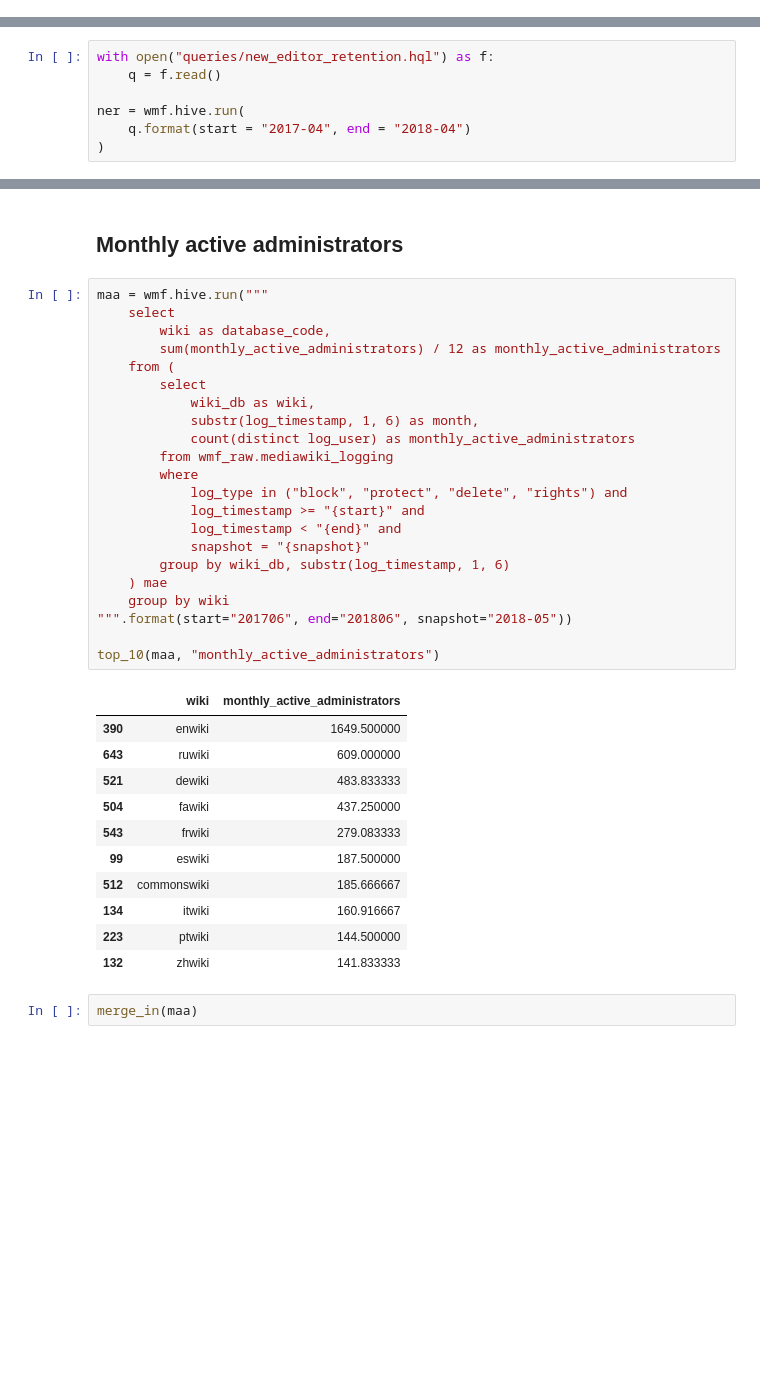
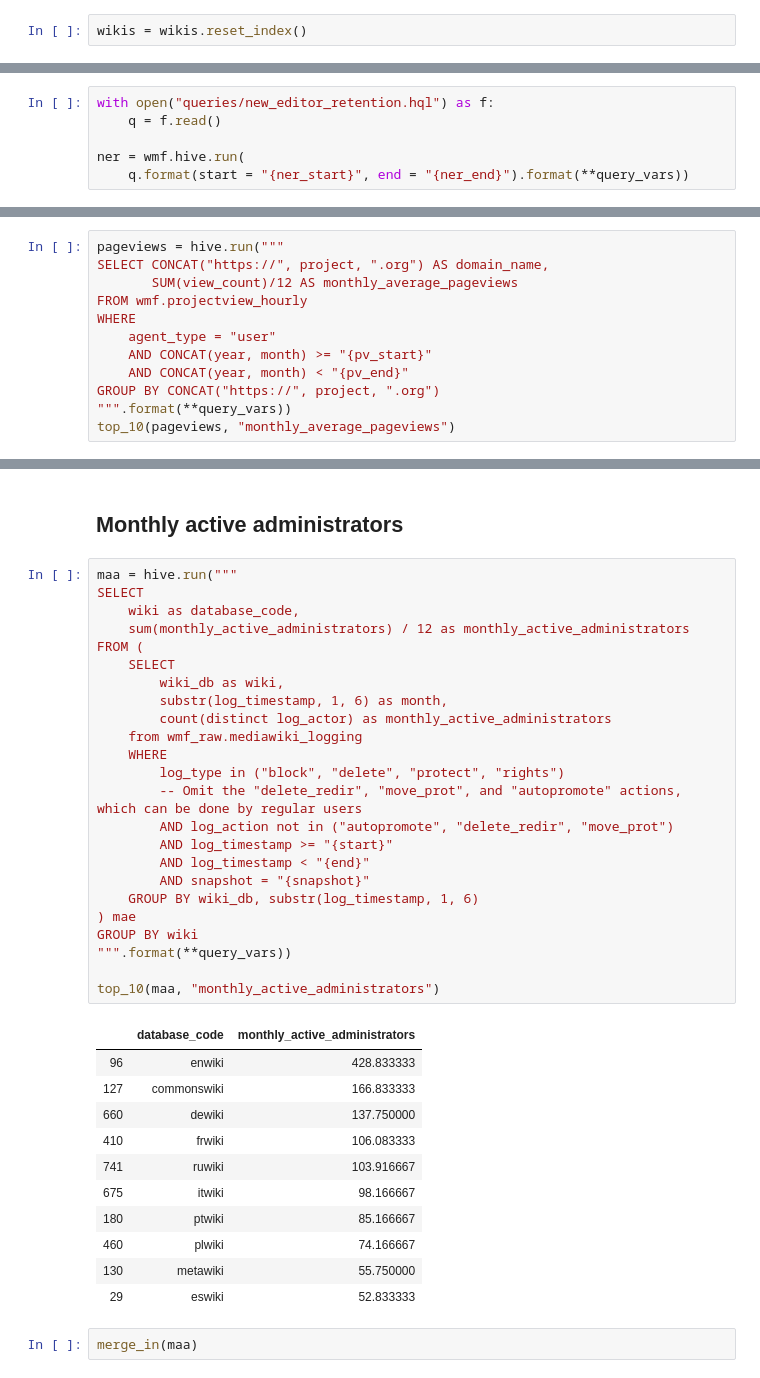
Before and after one commit to wikimedia-research/wiki-comparison, a Jupyter notebook: data-collection/data-collection.ipynb, the cells around one changed output, grey strips where cells are left out. Drawn from its saved outputs; the diff is of its cells as text; blank space fills up the shorter version.

```diff
--- a/data-collection/data-collection.ipynb
+++ b/data-collection/data-collection.ipynb
@@ -145,3 +161,5 @@ wikis.sample(10)
+# %%
+wikis = wikis.reset_index()
 # %% [markdown]
 # Data
 # %%
@@ -231,8 +269,7 @@ with open("queries/new_editor_retention.hql") as f:
     q = f.read()
 
 ner = wmf.hive.run(
-    q.format(start = "2017-04", end = "2018-04")
-)
+    q.format(start = "{ner_start}", end = "{ner_end}").format(**query_vars))
 # %%
 top_10(ner, "new_editor_retention")
 # %% [output]
@@ -437,0 +497,12 @@ merge_in(rr)
+# %%
+pageviews = hive.run("""
+SELECT CONCAT("https://", project, ".org") AS domain_name,
+       SUM(view_count)/12 AS monthly_average_pageviews
+FROM wmf.projectview_hourly
+WHERE
+    agent_type = "user"
+    AND CONCAT(year, month) >= "{pv_start}"
+    AND CONCAT(year, month) < "{pv_end}"
+GROUP BY CONCAT("https://", project, ".org")
+""".format(**query_vars))
+top_10(pageviews, "monthly_average_pageviews")
@@ -471,39 +558,41 @@ merge_in(mpp, on="domain_name")
 # %% [markdown]
 ## Monthly active administrators
 # %%
-maa = wmf.hive.run("""
-    select
-        wiki as database_code,
-        sum(monthly_active_administrators) / 12 as monthly_active_administrators
-    from (
-        select
-            wiki_db as wiki,
-            substr(log_timestamp, 1, 6) as month,
-            count(distinct log_user) as monthly_active_administrators
-        from wmf_raw.mediawiki_logging
-        where
-            log_type in ("block", "protect", "delete", "rights") and
-            log_timestamp >= "{start}" and
-            log_timestamp < "{end}" and
-            snapshot = "{snapshot}"
-        group by wiki_db, substr(log_timestamp, 1, 6)
-    ) mae
-    group by wiki
-""".format(start="201706", end="201806", snapshot="2018-05"))
+maa = hive.run("""
+SELECT
+    wiki as database_code,
+    sum(monthly_active_administrators) / 12 as monthly_active_administrators
+FROM (
+    SELECT
+        wiki_db as wiki,
+        substr(log_timestamp, 1, 6) as month,
+        count(distinct log_actor) as monthly_active_administrators
+    from wmf_raw.mediawiki_logging
+    WHERE
+        log_type in ("block", "delete", "protect", "rights")
+        -- Omit the "delete_redir", "move_prot", and "autopromote" actions, which can be done by regular users
+        AND log_action not in ("autopromote", "delete_redir", "move_prot")
+        AND log_timestamp >= "{start}"
+        AND log_timestamp < "{end}"
+        AND snapshot = "{snapshot}"
+    GROUP BY wiki_db, substr(log_timestamp, 1, 6)
+) mae
+GROUP BY wiki
+""".format(**query_vars))
 
 top_10(maa, "monthly_active_administrators")
 # %% [output]
-|  | wiki | monthly_active_administrators |
-| 390 | enwiki | 1649.500000 |
-| 643 | ruwiki | 609.000000 |
-| 521 | dewiki | 483.833333 |
-| 504 | fawiki | 437.250000 |
-| 543 | frwiki | 279.083333 |
-| 99 | eswiki | 187.500000 |
-| 512 | commonswiki | 185.666667 |
-| 134 | itwiki | 160.916667 |
-| 223 | ptwiki | 144.500000 |
-| 132 | zhwiki | 141.833333 |
+|  | database_code | monthly_active_administrators |
+| 96 | enwiki | 428.833333 |
+| 127 | commonswiki | 166.833333 |
+| 660 | dewiki | 137.750000 |
+| 410 | frwiki | 106.083333 |
+| 741 | ruwiki | 103.916667 |
+| 675 | itwiki | 98.166667 |
+| 180 | ptwiki | 85.166667 |
+| 460 | plwiki | 74.166667 |
+| 130 | metawiki | 55.750000 |
+| 29 | eswiki | 52.833333 |
 # %%
 merge_in(maa)
 # %% [markdown]
```
Also changed, not shown: parts of 61 cells of this notebook.
